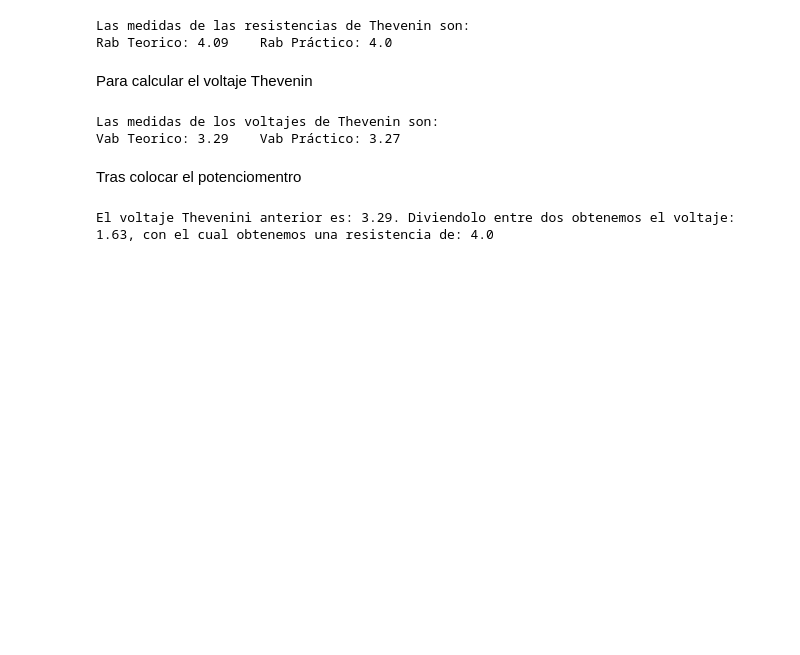
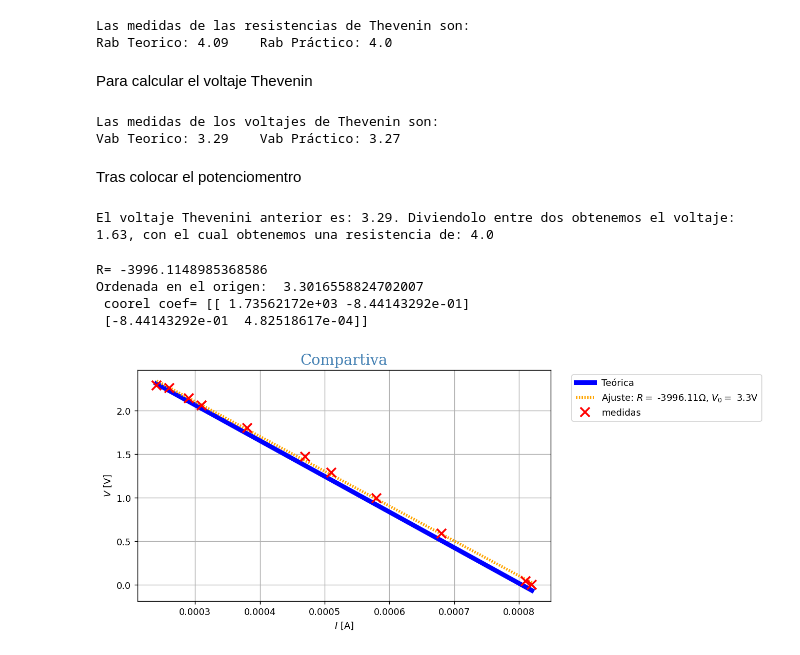
Before and after one commit to WetZap/Practicas-Circuitos, a Jupyter notebook: Practicas/Sesion 1/PrimeraSesion.ipynb, the cells around one changed output. Drawn from its saved outputs; the diff is of its cells as text; code cells hidden in the pictures; blank space fills up the shorter version.

Commit message:
Añadido el ajuste de la tabla

```diff
--- a/Practicas/Sesion 1/PrimeraSesion.ipynb
+++ b/Practicas/Sesion 1/PrimeraSesion.ipynb
@@ -69,3 +69,52 @@ Rpotenciometro = DatosTarea2['Rpotenciometro']
 print(f'El voltaje Thevenini anterior es: {Voltaje1[0]}. Diviendolo entre dos obtenemos el voltaje: {Voltaje2[0]}, con el cual obtenemos una resistencia de: {Rpotenciometro[0]}')
 # %% [output]
 El voltaje Thevenini anterior es: 3.29. Diviendolo entre dos obtenemos el voltaje: 1.63, con el cual obtenemos una resistencia de: 4.0
+# %%
+VoltajeThevenin = Voltaje2[0]
+DatosTarea3 = pd.read_excel(xlsx_name,sheet_name='Tarea3',usecols='A:B')
+#Practico
+VoltajeAB = DatosTarea3['Vab'].tolist()
+IntensidadAB = DatosTarea3['Iab'].tolist()
+RTV = Rmedida5[1]
+#Teorico
+RTVTeo = Rmedida5[0]
+VoltajeTeo = Voltaje1[0]
+
+#Transformamos los vectores con numpy en arrays
+VoltajeAB = np.array(VoltajeAB)
+IntensidadAB = np.array(IntensidadAB)*1e-3
+# %%
+[slope, intercept],r = np.polyfit(IntensidadAB,VoltajeAB, deg=1,cov=True)
+print("R=", slope,"\nOrdenada en el origen: ", intercept,"\n coorel coef=",r)
+# %% [output]
+R= -3996.1148985368586
+Ordenada en el origen:  3.3016558824702007
+ coorel coef= [[ 1.73562172e+03 -8.44143292e-01]
+ [-8.44143292e-01  4.82518617e-04]]
+# %%
+Rfit=slope
+
+Vfit0=intercept
+
+"""Genero un vector de intensidades dentro del rengo medido"""
+Ifit=np.linspace(IntensidadAB[0],IntensidadAB[-1],40)
+
+"""A partir de los parámetros ajustados genero el volaje"""
+Vfit=Vfit0+Ifit*Rfit
+
+Rteo=RTVTeo*1e3
+Iteo=np.linspace(IntensidadAB[0],IntensidadAB[-1],50)
+Vteo=VoltajeTeo-Iteo*Rteo
+# %%
+plt.figure(figsize=(8, 4.5), dpi=130)
+plt.title("Compartiva", fontdict = {'family':'serif','color':'steelblue','size':16})
+plt.plot(Iteo,Vteo, color="b", lw=5,label="Teórica")
+plt.plot(Ifit,Vfit, color="orange",dashes=[0.5, 0.5],lw=3,label=fr"Ajuste: $R=$ {round(Rfit,2)}$\Omega$, $V_0=$ {round(Vfit0,2)}V")
+plt.plot(IntensidadAB,VoltajeAB, color="r",ls="",marker='x',ms=10,markeredgewidth=2,label="medidas")
+plt.xlabel(r"$I$ [A]")
+plt.ylabel(r"$V$ [V]")
+plt.legend(bbox_to_anchor=(1.04, 1), loc="upper left")
+plt.grid()
+plt.show()
+# %% [output]
+[figure, added]
```
